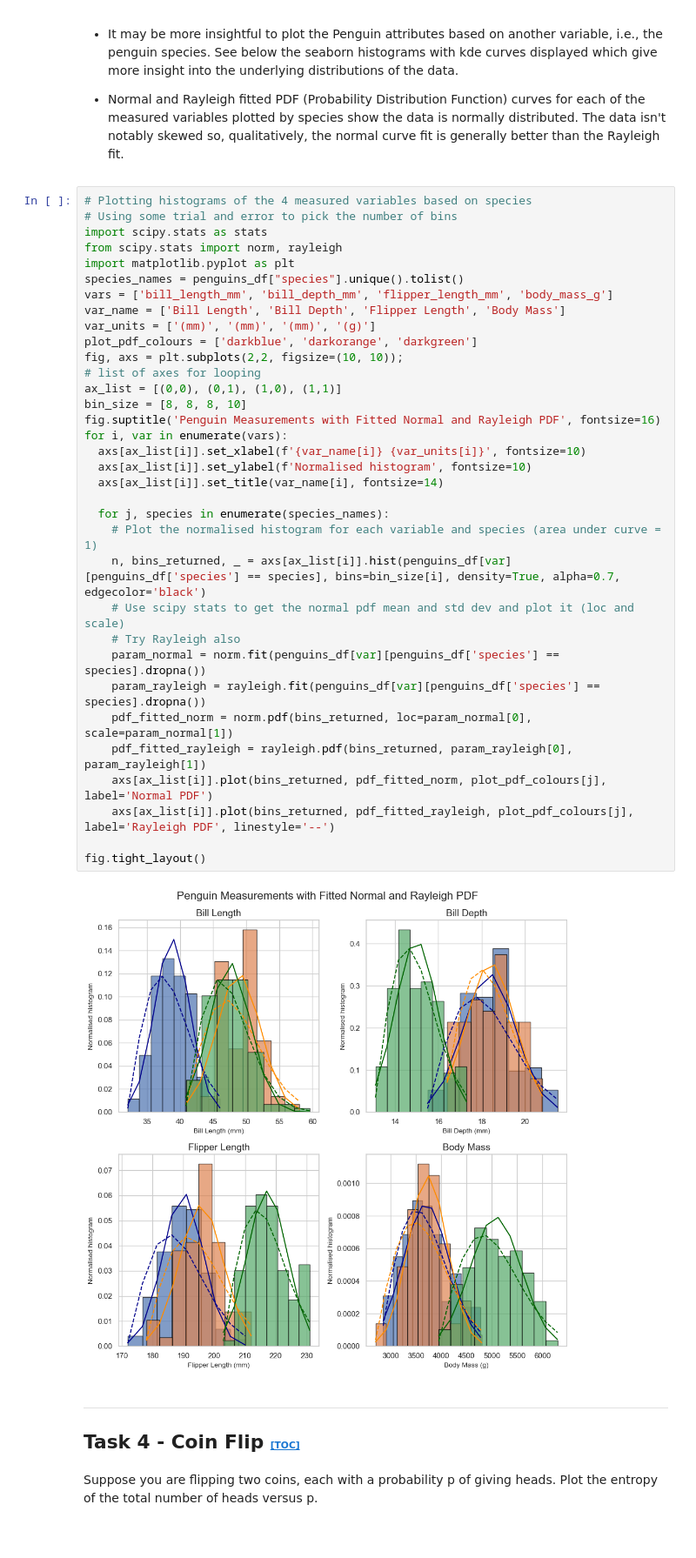
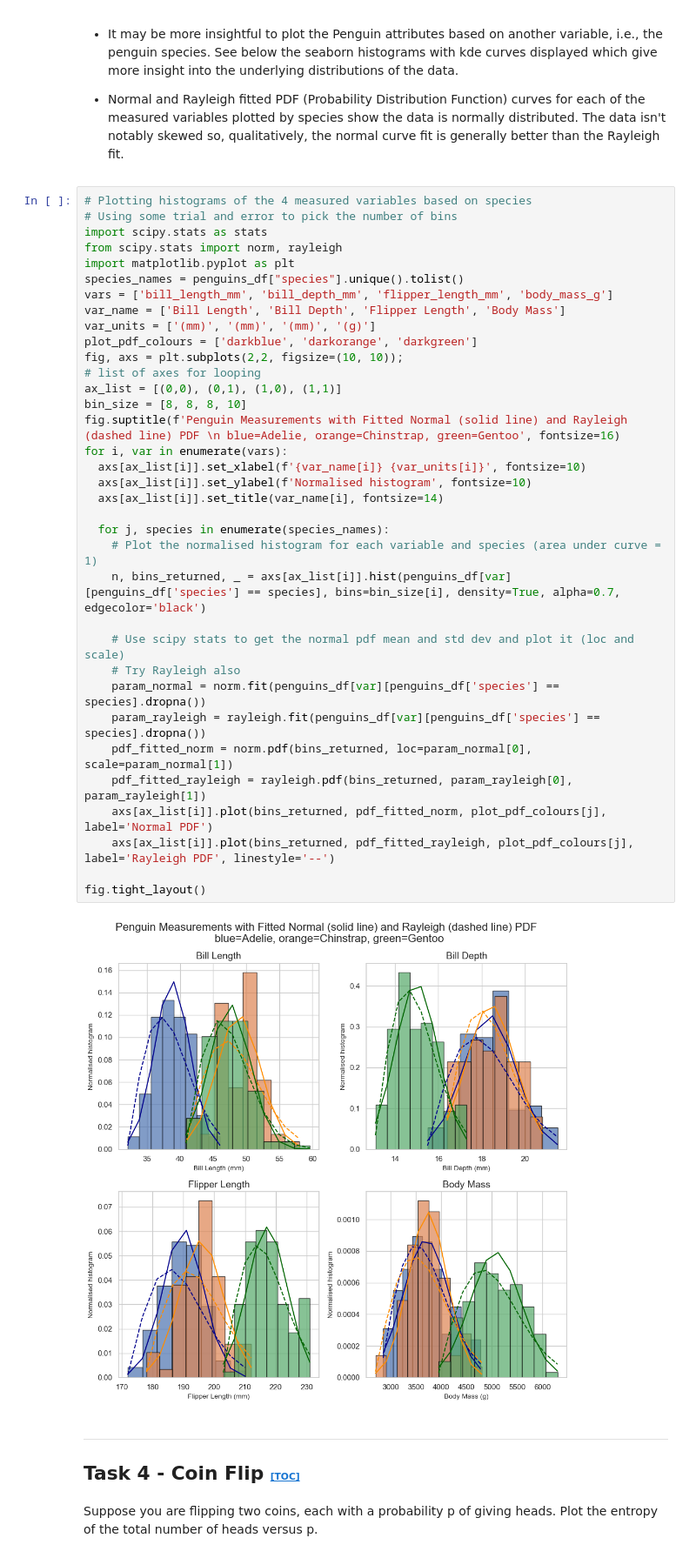
Before and after one commit to Eilis9/Fund_DA, a Jupyter notebook: tasks.ipynb, the cells around one changed output. Shown at 87% size. Drawn from its saved outputs; the diff is of its cells as text.

Commit message:
Added info on normalised histos

```diff
--- a/tasks.ipynb
+++ b/tasks.ipynb
@@ -259,35 +259,36 @@ import scipy.stats as stats
 from scipy.stats import norm, rayleigh
 import matplotlib.pyplot as plt
 species_names = penguins_df["species"].unique().tolist()
 vars = ['bill_length_mm', 'bill_depth_mm', 'flipper_length_mm', 'body_mass_g']
 var_name = ['Bill Length', 'Bill Depth', 'Flipper Length', 'Body Mass']
 var_units = ['(mm)', '(mm)', '(mm)', '(g)']
 plot_pdf_colours = ['darkblue', 'darkorange', 'darkgreen']
 fig, axs = plt.subplots(2,2, figsize=(10, 10));
 # list of axes for looping
 ax_list = [(0,0), (0,1), (1,0), (1,1)]
 bin_size = [8, 8, 8, 10]
-fig.suptitle('Penguin Measurements with Fitted Normal and Rayleigh PDF', fontsize=16)
+fig.suptitle(f'Penguin Measurements with Fitted Normal (solid line) and Rayleigh (dashed line) PDF \n blue=Adelie, orange=Chinstrap, green=Gentoo', fontsize=16)
 for i, var in enumerate(vars):
   axs[ax_list[i]].set_xlabel(f'{var_name[i]} {var_units[i]}', fontsize=10)
   axs[ax_list[i]].set_ylabel(f'Normalised histogram', fontsize=10)
   axs[ax_list[i]].set_title(var_name[i], fontsize=14)
 
   for j, species in enumerate(species_names):
     # Plot the normalised histogram for each variable and species (area under curve = 1)
     n, bins_returned, _ = axs[ax_list[i]].hist(penguins_df[var][penguins_df['species'] == species], bins=bin_size[i], density=True, alpha=0.7, edgecolor='black')
+
     # Use scipy stats to get the normal pdf mean and std dev and plot it (loc and scale)
     # Try Rayleigh also
     param_normal = norm.fit(penguins_df[var][penguins_df['species'] == species].dropna())
     param_rayleigh = rayleigh.fit(penguins_df[var][penguins_df['species'] == species].dropna())
     pdf_fitted_norm = norm.pdf(bins_returned, loc=param_normal[0], scale=param_normal[1])
     pdf_fitted_rayleigh = rayleigh.pdf(bins_returned, param_rayleigh[0], param_rayleigh[1])
     axs[ax_list[i]].plot(bins_returned, pdf_fitted_norm, plot_pdf_colours[j], label='Normal PDF')
     axs[ax_list[i]].plot(bins_returned, pdf_fitted_rayleigh, plot_pdf_colours[j], label='Rayleigh PDF', linestyle='--')
 
 fig.tight_layout()
 # %% [output]
-[figure, old version]
+[figure, new version]
 # %% [markdown]
 ***
 ## Task 4 - Coin Flip <a id="Task4"></a> <span style="font-size: 8pt;"> [[TOC]](#toc)</span>
```
Also changed, not shown: parts of 1 cell of this notebook, 1 other file.
